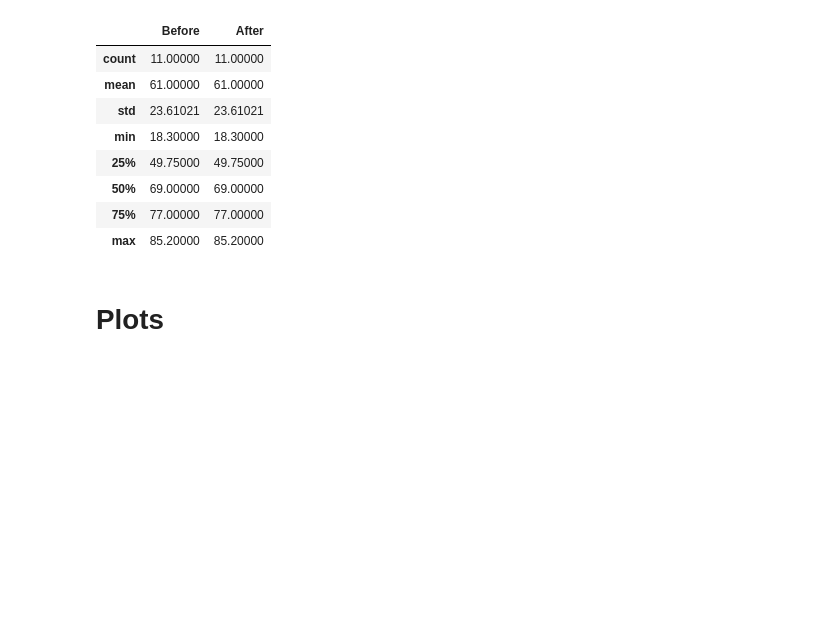
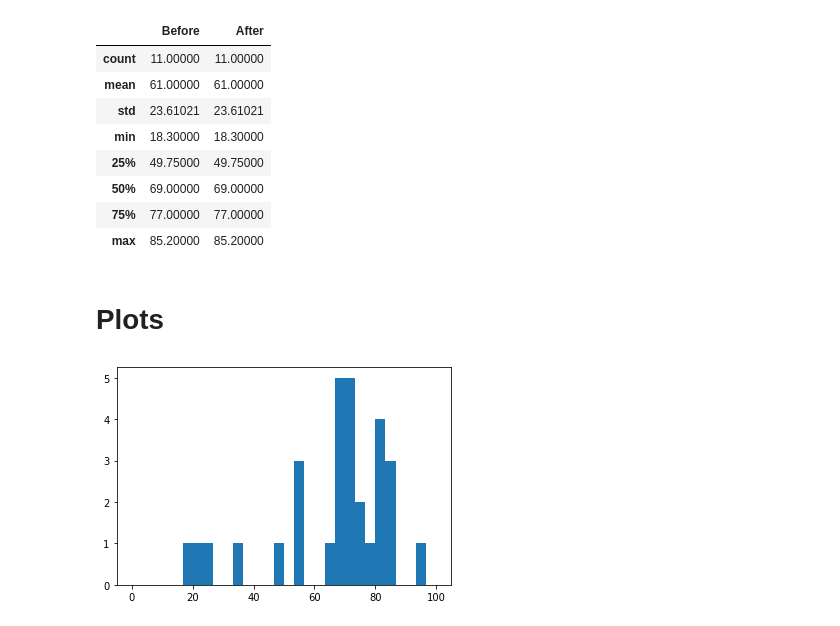
Before and after one commit to MK316/Classroom, a Jupyter notebook: grades_analysis.ipynb, the cells around one changed output. Saved outputs shown, nothing was run; the diff lists cells and outputs as text; code cells hidden in the pictures; blank space fills up the shorter version.

```diff
--- a/grades_analysis.ipynb
+++ b/grades_analysis.ipynb
@@ -77,0 +81,6 @@ Ngroup.describe()
+# %%
+x1 = df3['Before']
+plt.hist(x, bins=30,range=(0,100))
+plt.show()
+# %% [output]
+[figure, added]
```
Also changed, not shown: parts of 12 cells of this notebook.
